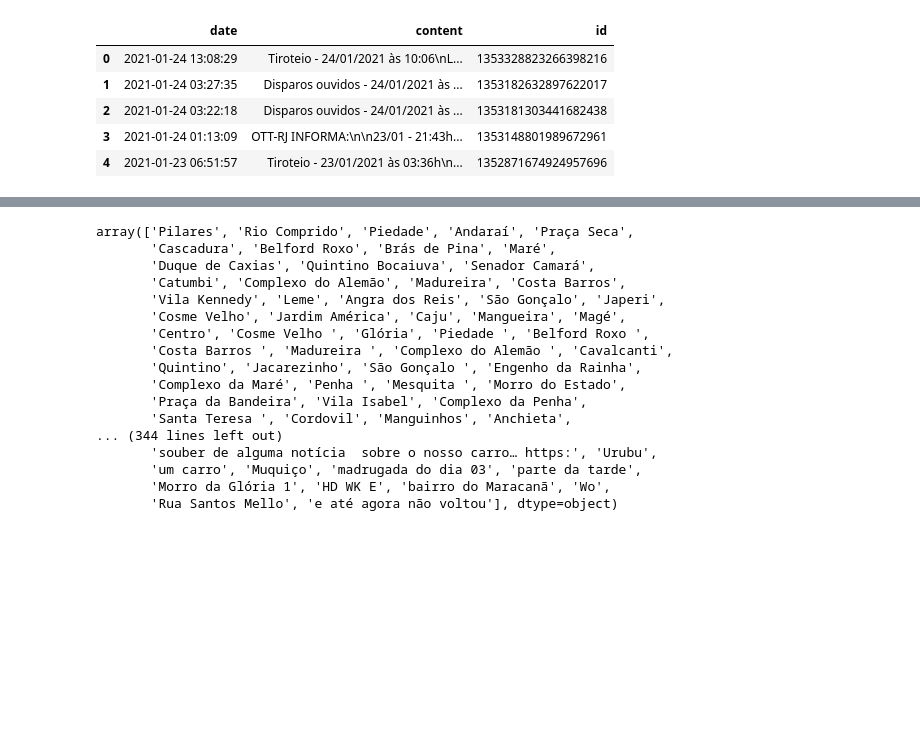
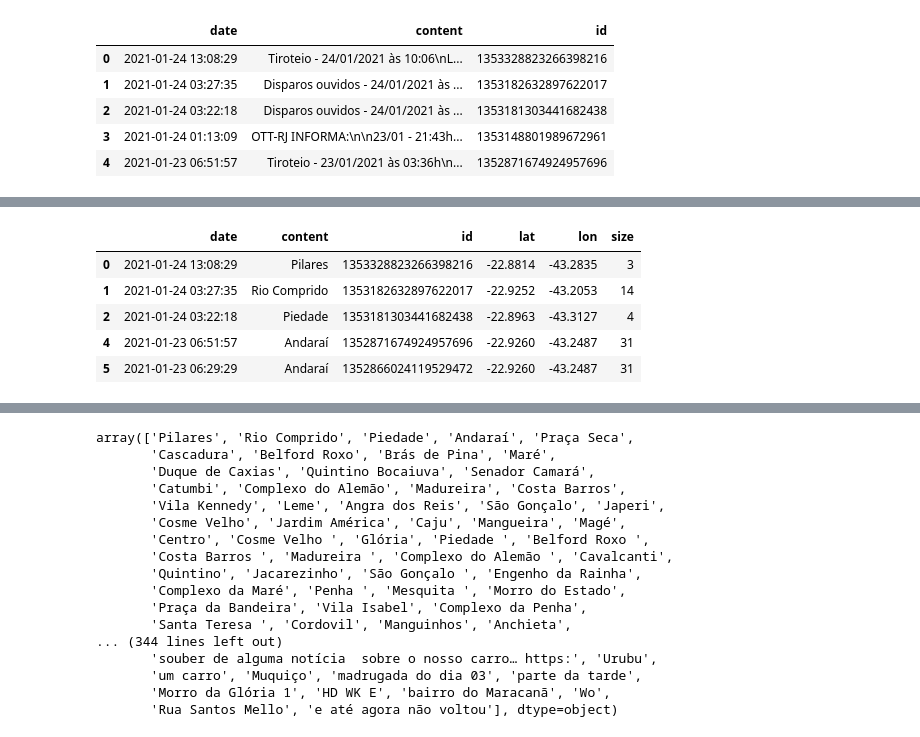
Before and after one commit to marcogemaque/Hell-de-Janeiro, a Jupyter notebook: Hell_de_Janeiro.ipynb, the cells around one changed output, grey strips where cells are left out. Drawn from its saved outputs; the diff is of its cells as text; code cells hidden in the pictures; blank space fills up the shorter version.

```diff
--- a/Hell_de_Janeiro.ipynb
+++ b/Hell_de_Janeiro.ipynb
@@ -177,0 +182,11 @@ df_own = df.drop(list_index)
+# %%
+df_out['content'] = df_out['content'].str.replace(r"^\s", "") #replaces blank space ahead
+df_out['content'] = df_out['content'].str.replace(r"\s$", "") #replaces blank space at the end or dot
+df_out['content'] = df_out['content'].apply(lambda x: x.split("(")[0] if "(" in x else x) #removes everything after "("
+df_out['content'] = df_out['content'].apply(lambda x: x.split("-")[0] if "-" in x else x) #removes everything after "-"
+df_out['content'] = df_out['content'].apply(lambda x: x.split("/")[0] if "/" in x else x) #removes everything after "/"
+df_out['content'] = df_out['content'].apply(lambda x: x.split(".")[0] if "." in x else x) #removes everything after "."
+df_out['content'] = df_out['content'].apply(lambda x: x.split(",")[0] if "," in x else x) #removes everything after ","
+df_out['content'] = df_out['content'].apply(lambda x: x.split(r" Rio de J")[0] if " Rio de J" in x else x) #removes everything after " Rio de Jan"
+df_out['content'] = df_out['content'].apply(lambda x: x.split(r" e ")[0] if " e " in x else x) #removes everything after " e "
+df_out['content'] = df_out['content'].apply(lambda x: x.rstrip()) #removes whitespace at the end of the string
@@ -177,0 +338,9 @@ df_own = df.drop(list_index)
+# %%
+df_final.head()
+# %% [output]
+|  | date | content | id | lat | lon | size |
+| 0 | 2021-01-24 13:08:29 | Pilares | 1353328823266398216 | -22.8814 | -43.2835 | 3 |
+| 1 | 2021-01-24 03:27:35 | Rio Comprido | 1353182632897622017 | -22.9252 | -43.2053 | 14 |
+| 2 | 2021-01-24 03:22:18 | Piedade | 1353181303441682438 | -22.8963 | -43.3127 | 4 |
+| 4 | 2021-01-23 06:51:57 | Andaraí | 1352871674924957696 | -22.9260 | -43.2487 | 31 |
+| 5 | 2021-01-23 06:29:29 | Andaraí | 1352866024119529472 | -22.9260 | -43.2487 | 31 |
```
Also changed, not shown: parts of 18 cells of this notebook.
